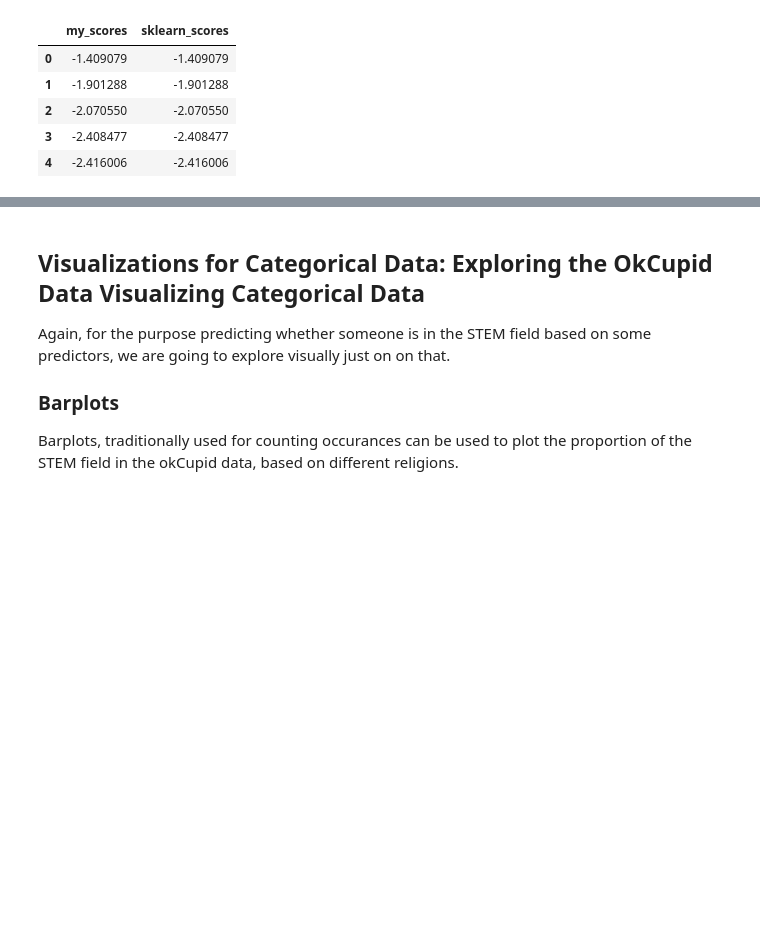
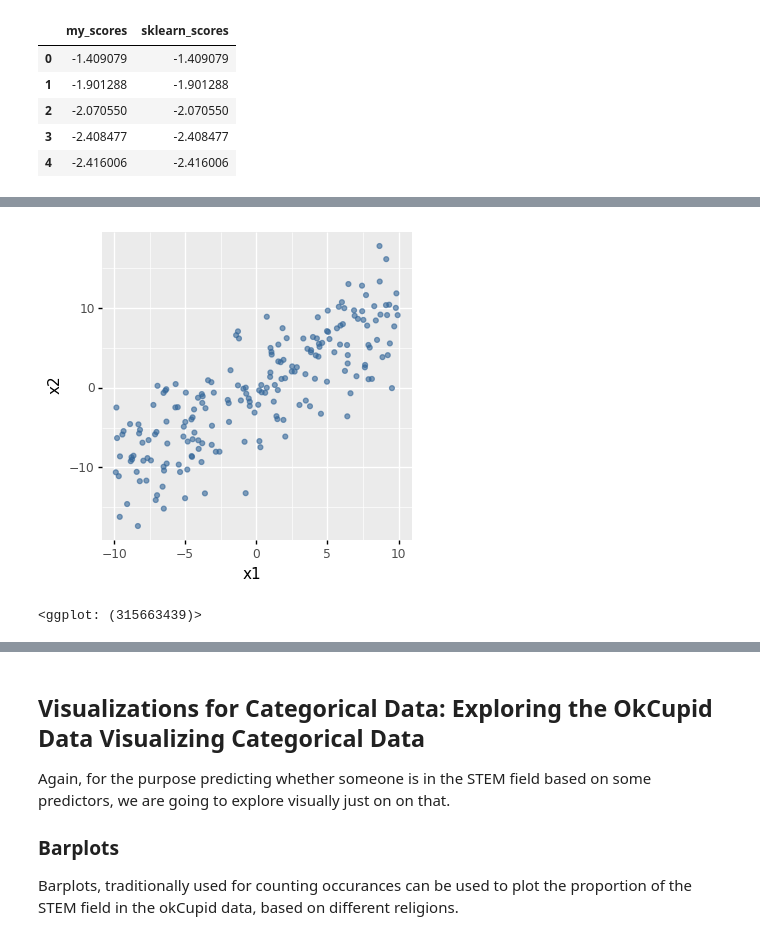
Before and after one commit to nshahpazov/fes-in-python, a Jupyter notebook: 04-eda.ipynb, the cells around one changed output, grey strips where cells are left out. Cells and saved outputs as stored; diff of their text form; code cells hidden in the pictures; blank space fills up the shorter version.

```diff
--- a/04-eda.ipynb
+++ b/04-eda.ipynb
@@ -746,0 +835,16 @@ scores_df
+# %%
+x1 = np.random.uniform(-10, 10, 200)
+x2 = x1 + np.random.normal(0, 4, 200)
+
+error = np.random.normal(0, 6, 200)
+
+y = x1 + x1**2 + x2 + x2**2 + error
+
+
+df = pd.DataFrame({'x1': x1, 'x2': x2, 'y': y})
+
+ggplot_options.figure_size = (4, 4)
+ggplot(df) + aes(x='x1', y='x2') + geom_point(alpha=0.6, color="#336699")
+# %% [output]
+[figure, added]
+<ggplot: (315663439)>
```
Also changed, not shown: parts of 34 cells of this notebook, 8 other files.
